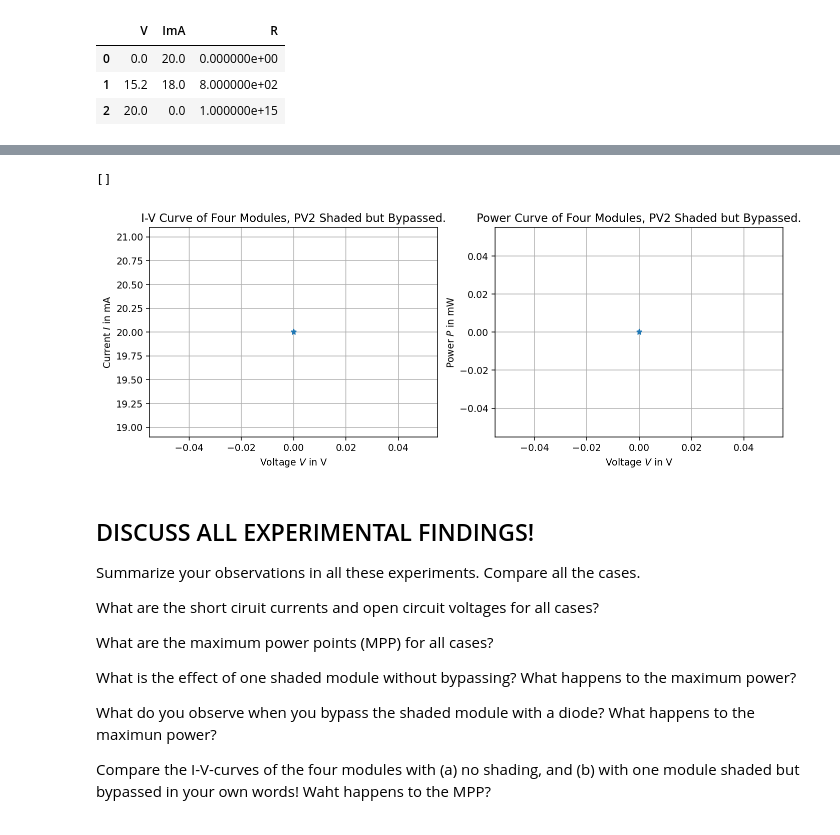
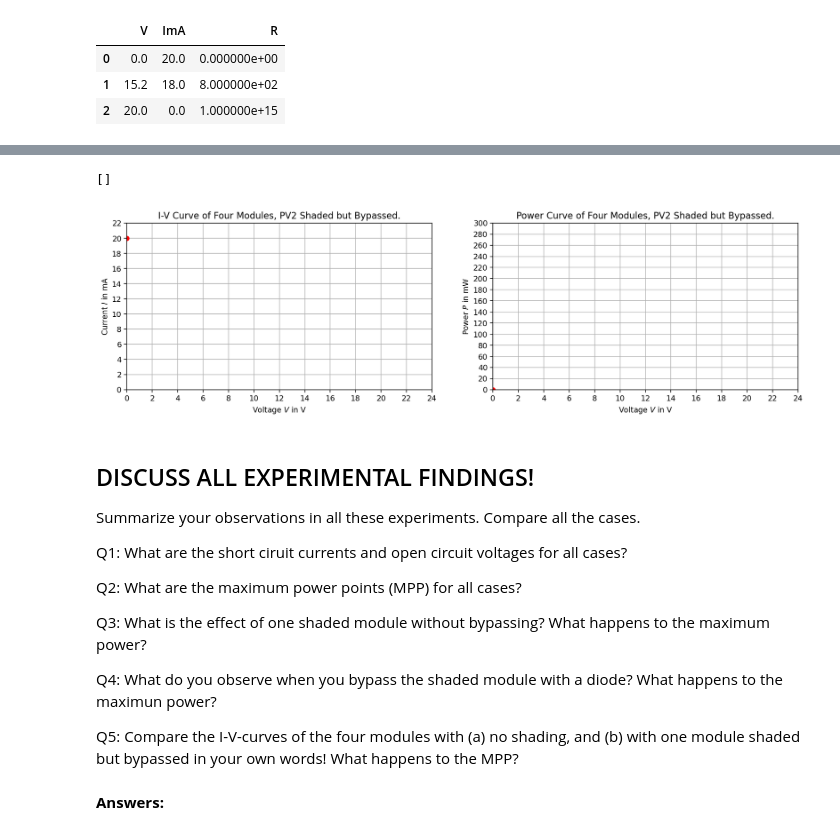
Before and after one commit to rolfbecker/EE_8115_2_EEng_LAB_WS2024, a Jupyter notebook: ex3/PV-Modules_Exercise_V001.ipynb, the cells around one changed output, grey strips where cells are left out. Saved outputs shown, nothing was run; the diff lists cells and outputs as text; code cells hidden in the pictures.

```diff
--- a/ex3/PV-Modules_Exercise_V001.ipynb
+++ b/ex3/PV-Modules_Exercise_V001.ipynb
@@ -107,6 +108,9 @@ import matplotlib.pyplot as plt
 import pandas as pd
 # %%
 #help(pd.read_csv)
+# %%
+# plotstyle = "*-" # default color blue), asterics marker, continuous line
+plotstyle = "ro-" # red, filled circle marker, continuous line
 # %%
 # load data
 df_single = pd.read_csv("./data/I-V_single_module.txt", comment = "#", names = ["V", "ImA", "R"])
@@ -276,39 +309,53 @@ Use enough different resistor values! **Sample the I-V-curve appropriately, esp.
 # %%
 df_four_shaded_diode = pd.read_csv("./data/I-V_four_modules_shaded_diode.txt", comment = "#", names = ["V", "ImA", "R"])
 
-fig, ax = plt.subplots(1, 2, figsize=(12,4), dpi = 136)
+fig, ax = plt.subplots(1, 2, figsize=(16,4), dpi = 136)
 
-ax[0].plot(df_four_shaded_diode["V"], df_four_shaded_diode["ImA"], "*-")
+ax[0].plot(df_four_shaded_diode["V"], df_four_shaded_diode["ImA"], plotstyle)
 
 ax[0].set_title("I-V Curve of Four Modules, PV2 Shaded but Bypassed.")
 ax[0].set_xlabel("Voltage $V$ in V")
 ax[0].set_ylabel("Current $I$ in mA")
 ax[0].grid(True)
 
-ax[1].plot(df_four_diode["V"], df_four_shaded["ImA"]*df_four_diode["V"], "*-")
+ax[0].set_xlim(0,24)
+ax[0].set_ylim(0,22)
+
+ax[0].set_xticks(np.arange(0,24.01,2))
+ax[0].set_yticks(np.arange(0,22.01,2))
+
+
+ax[1].plot(df_four_shaded_diode["V"], df_four_shaded_diode["ImA"]*df_four_shaded_diode["V"], plotstyle)
 
 ax[1].set_title("Power Curve of Four Modules, PV2 Shaded but Bypassed.")
 ax[1].set_xlabel("Voltage $V$ in V")
 ax[1].set_ylabel("Power $P$ in mW")
 ax[1].grid(True)
 
+ax[1].set_xlim(0,24)
+ax[1].set_ylim(0,300)
+
+ax[1].set_xticks(np.arange(0,24.01,2))
+ax[1].set_yticks(np.arange(0,300.01,20))
 
 plt.plot()
 # %% [output]
 []
-[figure, old version]
+[figure, new version]
 # %% [markdown]
 ## DISCUSS ALL EXPERIMENTAL FINDINGS!
 
 
 Summarize your observations in all these experiments. Compare all the cases.
 
-What are the short ciruit currents and open circuit voltages for all cases?
+Q1: What are the short ciruit currents and open circuit voltages for all cases?
 
-What are the maximum power points (MPP) for all cases?
+Q2: What are the maximum power points (MPP) for all cases?
 
-What is the effect of one shaded module without bypassing? What happens to the maximum power?
+Q3: What is the effect of one shaded module without bypassing? What happens to the maximum power?
 
-What do you observe when you bypass the shaded module with a diode? What happens to the maximun power?
+Q4: What do you observe when you bypass the shaded module with a diode? What happens to the maximun power?
 
-Compare the I-V-curves of the four modules with (a) no shading, and (b) with one module shaded but bypassed in your own words! Waht happens to the MPP?
+Q5: Compare the I-V-curves of the four modules with (a) no shading, and (b) with one module shaded but bypassed in your own words! What happens to the MPP?
+# %% [markdown]
+**Answers:**
```
Also changed, not shown: parts of 7 cells of this notebook, 1 other file.
